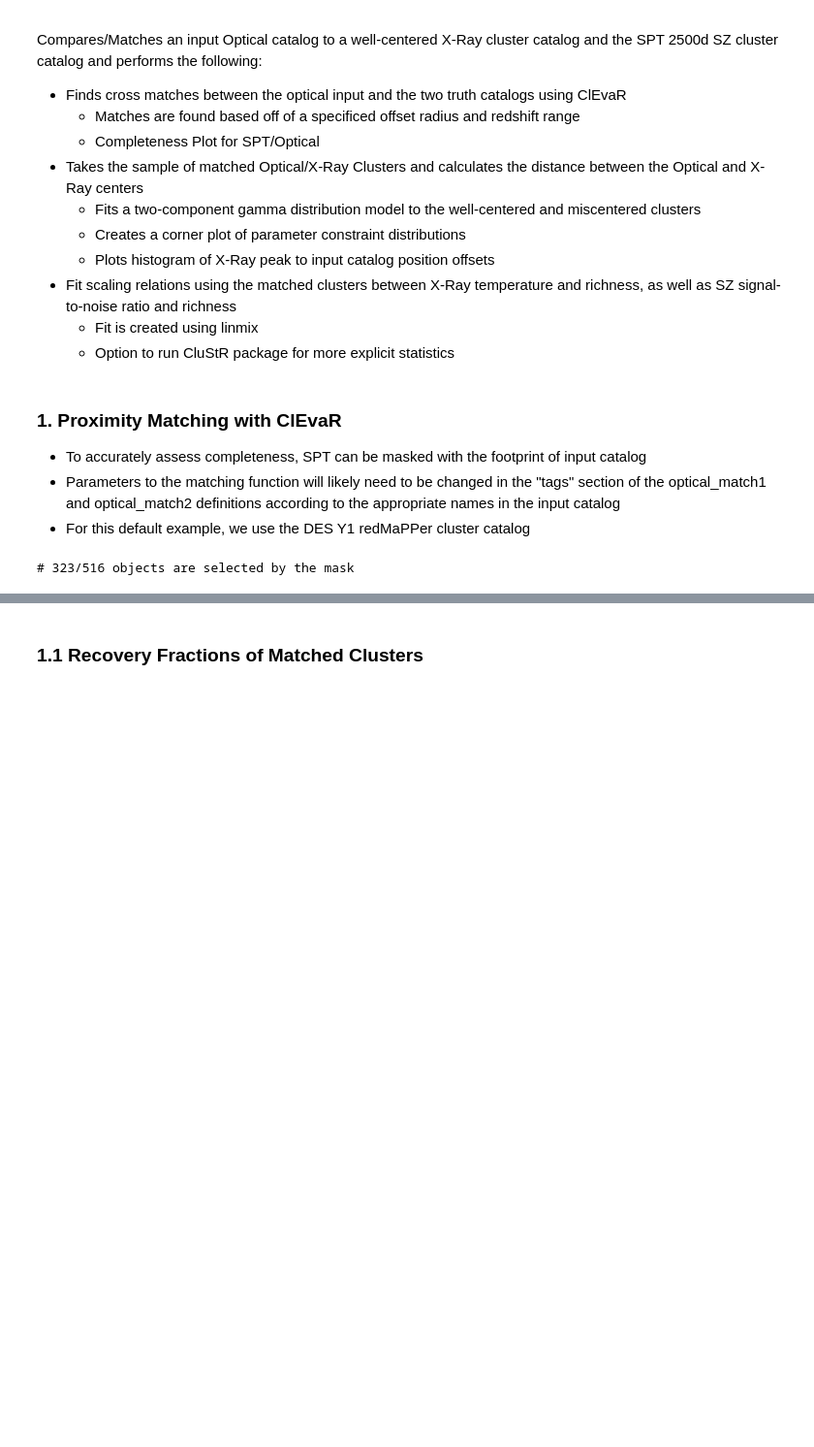
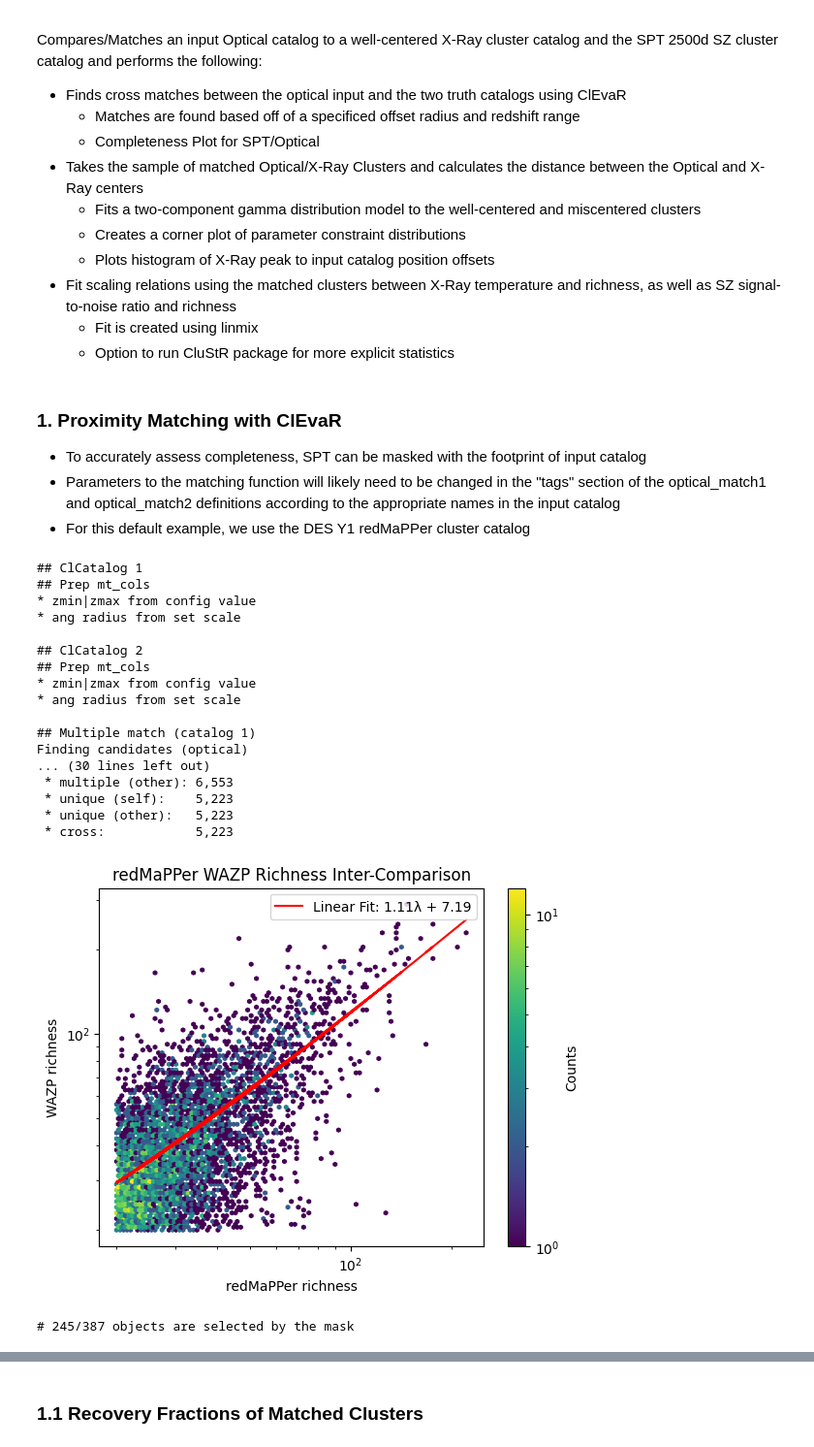
Before and after one commit to LSSTDESC/Initial-Cluster-Catalog-Validation, a Jupyter notebook: Cluster Validation Pipeline.ipynb, the cells around one changed output, grey strips where cells are left out. Shown: that part at 97% size. Drawn from its saved outputs; the diff is of its cells as text; code cells hidden in the pictures; blank space fills up the shorter version.

```diff
--- a/Cluster Validation Pipeline.ipynb
+++ b/Cluster Validation Pipeline.ipynb
@@ -53 +103,22 @@ cosmo = FlatwCDM(H0=70, Om0=0.3)
+# %%
+inter_comparison("/Users/es/Desktop/research_data/y3_gold_2.2.1_wide_sofcol_run2_redmapper_v6.4.22+2_lgt20_vl02_catalog.fit", "/Users/es/Desktop/research_data/cluster_validation/y1a1_DES_wazp_lambda>20_clusters.fits", "2 Mpc", 0.05)
+# %% [output]
+## ClCatalog 1
+## Prep mt_cols
+* zmin|zmax from config value
+* ang radius from set scale
+
+## ClCatalog 2
+## Prep mt_cols
+* zmin|zmax from config value
+* ang radius from set scale
+
+## Multiple match (catalog 1)
+Finding candidates (optical)
+... (30 lines left out)
+ * multiple (other): 6,553
+ * unique (self):    5,223
+ * unique (other):   5,223
+ * cross:            5,223
+[figure, added]
 # %%
@@ -76,9 +147,9 @@ def apply_mask(input_file, mask_file, n_sides, file_output):
 
     return
-# %%
-apply_mask('/Users/es/Desktop/research_data/cluster_validation/2500d_cluster_sample_spt.fits', '/Users/es/Downloads/redmapper_y1a1_public_v6.4_zmask.fits', 4096, '/Users/es/Desktop/research_data/cluster_validation/masked_input_catalog.fits')
-# %% [output]
-# 323/516 objects are selected by the mask
+# %%
+apply_mask('/Users/es/Desktop/research_data/cluster_validation/2500d_spt_cosmology_cut.fits', "/Users/es/Downloads/redmapper_y1a1_public_v6.4_zmask.fits", 4096, '/Users/es/Desktop/research_data/cluster_validation/masked_input_catalog.fits')
+# %% [output]
+# 245/387 objects are selected by the mask
 # %%
 def cross_matching(file_path_optical, file_path_xray, file_path_sz, match_radius_xray, redshift_window_xray,
                    match_radius_sz, redshift_window_sz, file_path_output):
```
Also changed, not shown: parts of 20 cells of this notebook.
